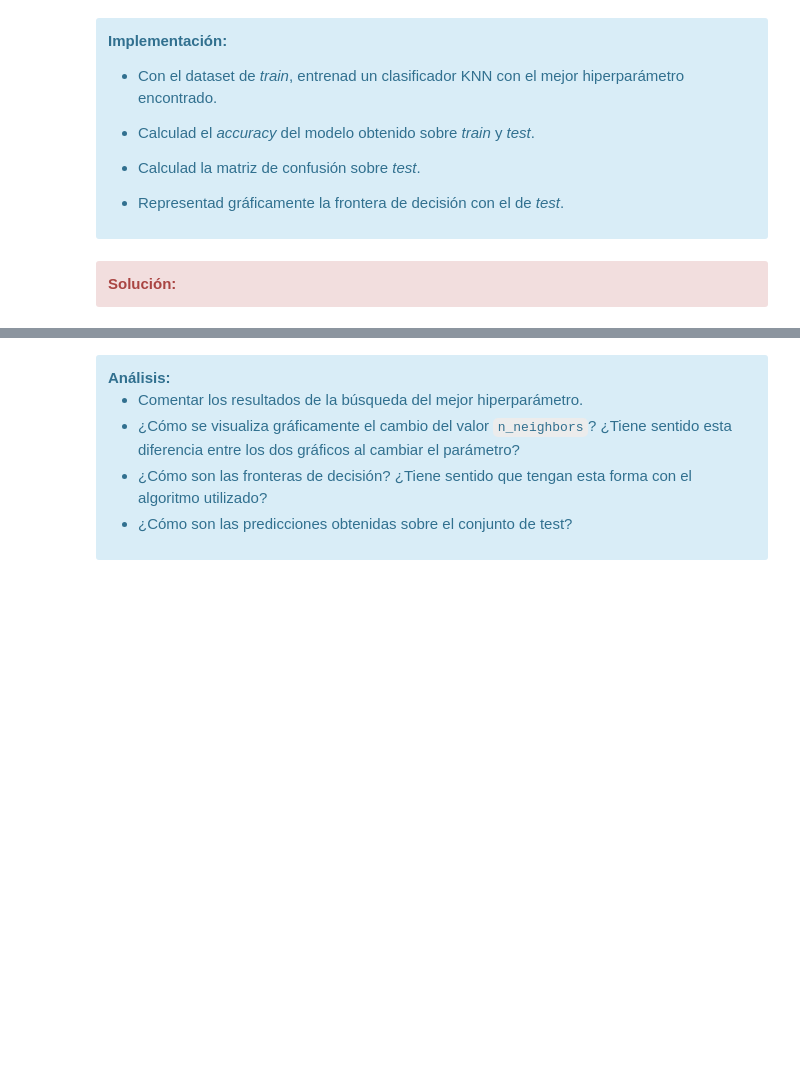
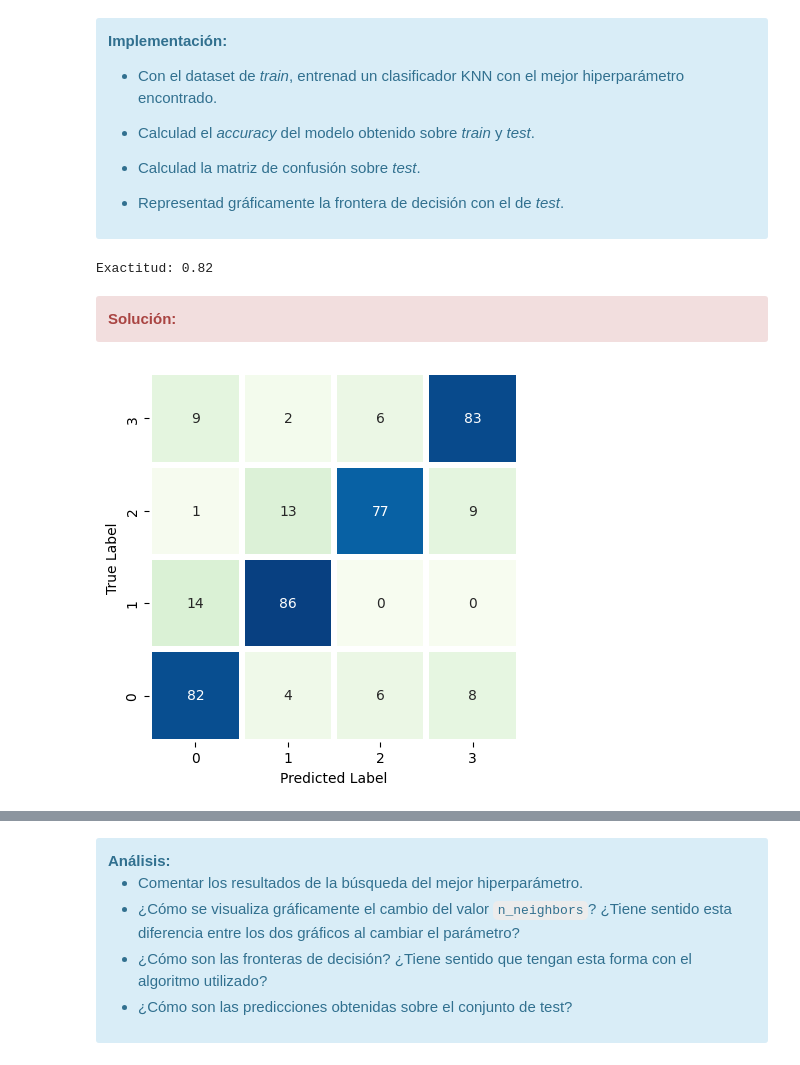
Before and after one commit to JDS1975/M-todos-supervisados, a Jupyter notebook: 20222_M2_855_PEC3_Enunciado.ipynb, the cells around one changed output, grey strips where cells are left out. Drawn from its saved outputs; the diff is of its cells as text; code cells hidden in the pictures; blank space fills up the shorter version.

```diff
--- a/20222_M2_855_PEC3_Enunciado.ipynb
+++ b/20222_M2_855_PEC3_Enunciado.ipynb
@@ -432,7 +461,18 @@ print(grid_search.best_params_)
 
 - Representad gráficamente la frontera de decisión con el de _test_.
 </div>
+# %%
+knn = KNeighborsClassifier(n_neighbors=grid_search.best_params_['n_neighbors']) # {'n_neighbors': 6}
+knn.fit(X_train, y_train)
+y_pred = knn.predict(X_test)
+print("Exactitud:",accuracy_score(y_test, y_pred))
+# %% [output]
+Exactitud: 0.82
 # %% [markdown]
 <div class="alert alert-block alert-danger">
 <strong>Solución:</strong>
 </div>
+# %%
+matriz_confusion(knn.fit(X_train,y_train), X_test, y_test)
+# %% [output]
+[figure, added]
```
Also changed, not shown: parts of 4 cells of this notebook.
